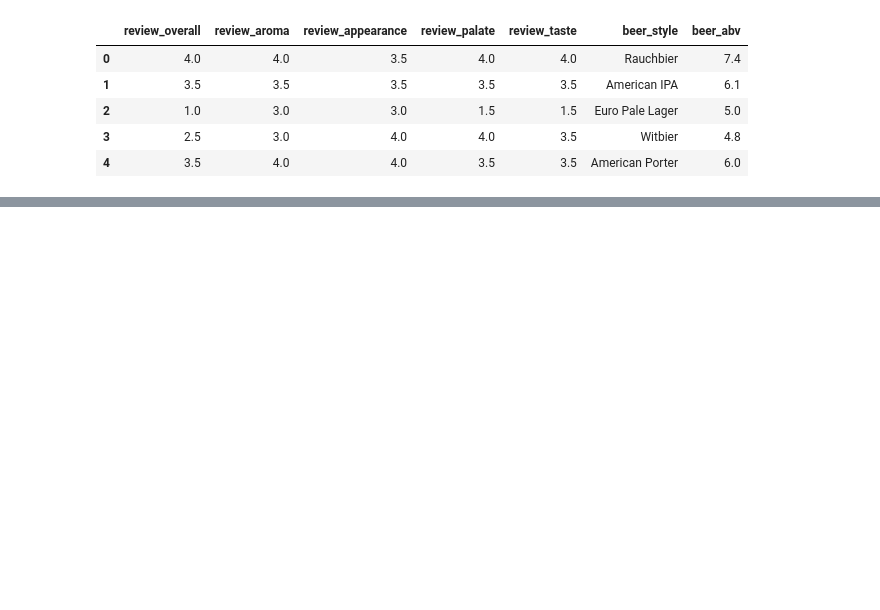
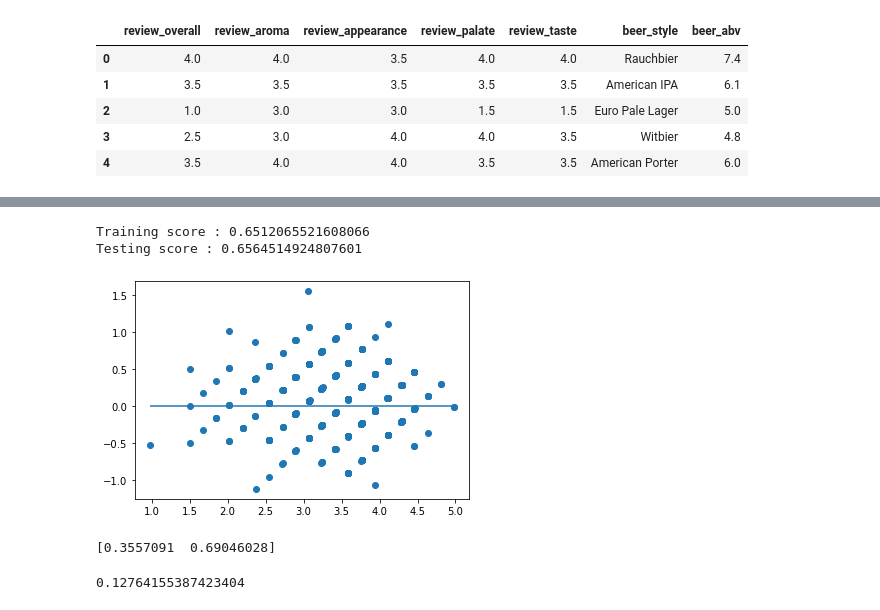
Before and after one commit to Tman5976/Group_5_Final_Project, a Jupyter notebook: Machine_Learning_Model.ipynb, the cells around one changed output, grey strips where cells are left out. Drawn from its saved outputs; the diff is of its cells as text; code cells hidden in the pictures; blank space fills up the shorter version.

Commit message:
Final models

```diff
--- a/Machine_Learning_Model.ipynb
+++ b/Machine_Learning_Model.ipynb
@@ -61,27 +98,38 @@ beer_df2.head()
 # %%
-# # Create features
-# X = beer_df2.drop(['review_overall'], axis = 1).values
-# # Create target
-# y = beer_df2['review_overall'].values
+# Create features
+X = beer_df2.drop(['review_overall'], axis = 1).values
+# Create target
+y = beer_df2['review_overall'].values
 # %%
-# X_train, X_test, y_train, y_test = train_test_split(X, y, random_state = 5)
+X_train, X_test, y_train, y_test = train_test_split(X, y, random_state = 5)
 # %%
-# # Train the model
-# # Multiple linear regression
-# ml2=LinearRegression()
-# ml2.fit(X_train, y_train)
-# Training_score = ml2.score(X_train, y_train)
-# Testing_score = ml2.score(X_test, y_test)
-# print(f'Training score : {Training_score}')
-# print(f'Testing score : {Testing_score}')
+# Train the model
+# Multiple linear regression
+ml2=LinearRegression()
+ml2.fit(X_train, y_train)
+Training_score = ml2.score(X_train, y_train)
+Testing_score = ml2.score(X_test, y_test)
+print(f'Training score : {Training_score}')
+print(f'Testing score : {Testing_score}')
+# %% [output]
+Training score : 0.6512065521608066
+Testing score : 0.6564514924807601
 # %%
-# y_pred = ml2.predict(X_test)
+y_pred = ml2.predict(X_test)
 # %%
-# plt.scatter(y_pred, y_pred - y_test)
-# plt.hlines(y=0, xmin=y_pred.min(), xmax=y_pred.max())
-# plt.show()
+plt.scatter(y_pred, y_pred - y_test)
+plt.hlines(y=0, xmin=y_pred.min(), xmax=y_pred.max())
+plt.show()
+# %% [output]
+[figure, added]
 # %%
-# print(ml2.coef_)
+print(ml2.coef_)
+# %% [output]
+[0.3557091  0.69046028]
+# %%
+mean_squared_error(y_pred, y_test)
+# %% [output]
+0.12764155387423404
 # %%
 import tensorflow as tf
 from sklearn.preprocessing import StandardScaler
```
Also changed, not shown: parts of 10 cells of this notebook, 4 other files.
